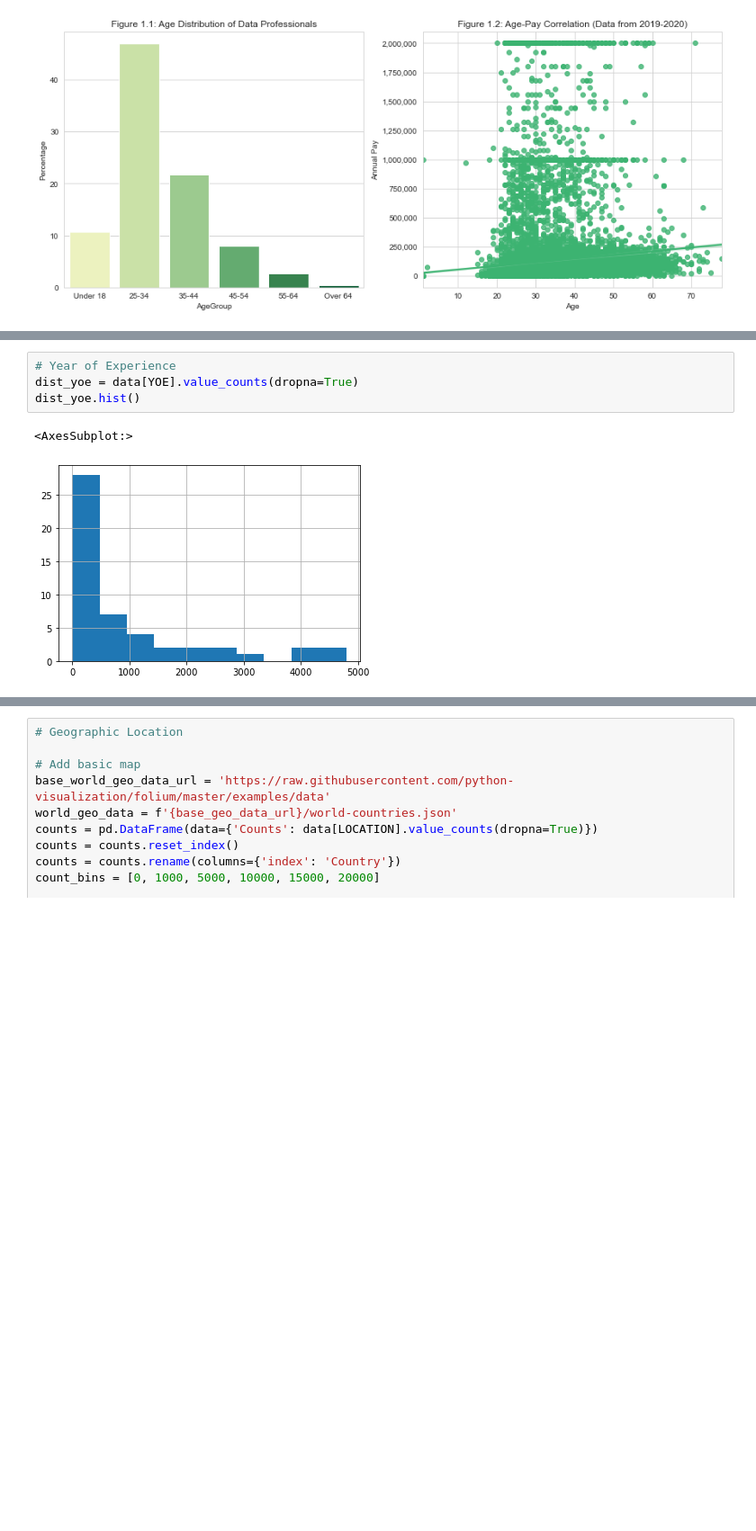
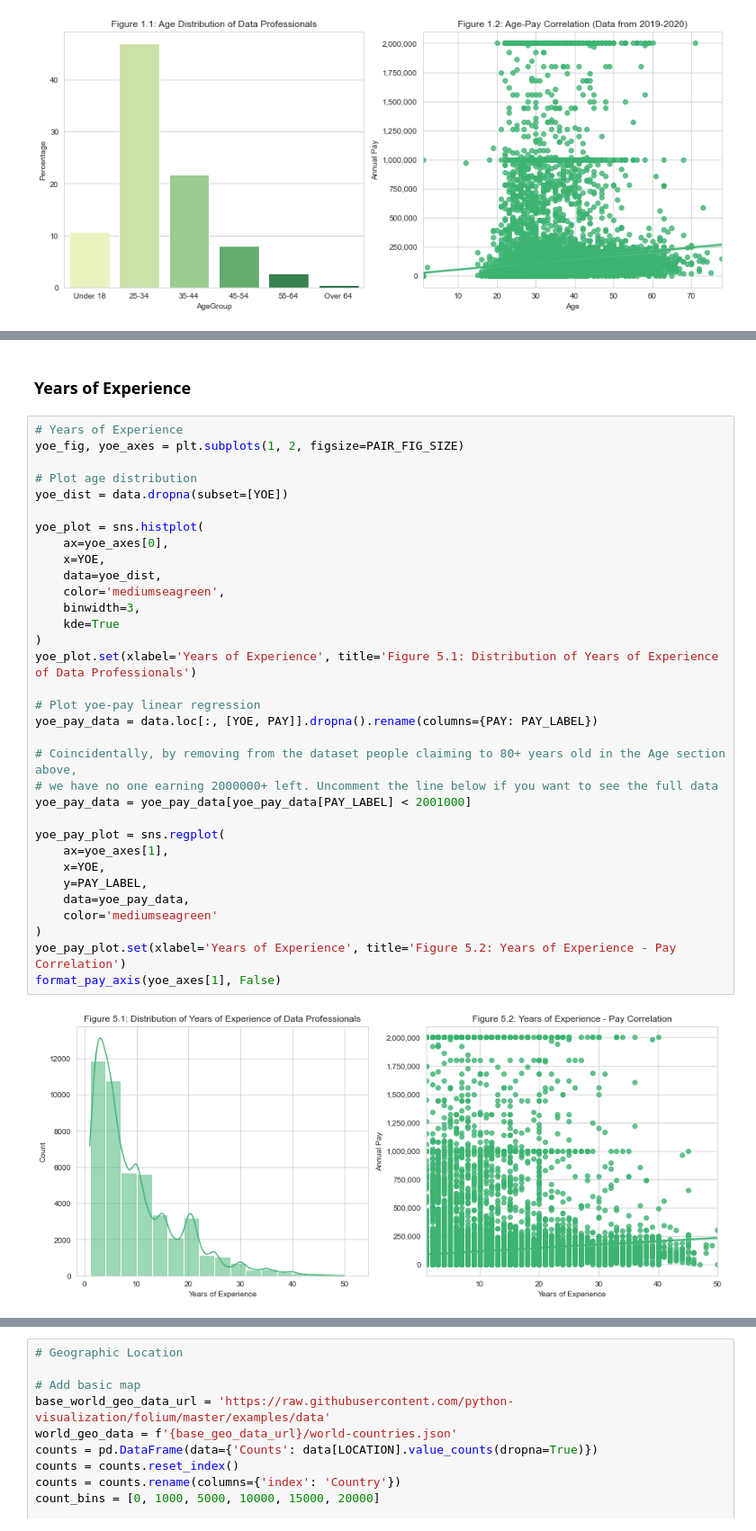
Before and after one commit to potatokim/data-science-demographics-visuals, a Jupyter notebook: main.ipynb, the cells around one changed output, grey strips where cells are left out. Shown at 90% size. Cells and saved outputs as stored; diff of their text form; blank space fills up the shorter version.

```diff
--- a/main.ipynb
+++ b/main.ipynb
@@ -460,7 +517,37 @@ dist_education.plot.barh()
+# %% [markdown]
+### Years of Experience
 # %%
-# Year of Experience
-dist_yoe = data[YOE].value_counts(dropna=True)
-dist_yoe.hist()
+# Years of Experience
+yoe_fig, yoe_axes = plt.subplots(1, 2, figsize=PAIR_FIG_SIZE)
+
+# Plot age distribution
+yoe_dist = data.dropna(subset=[YOE])
+
+yoe_plot = sns.histplot(
+    ax=yoe_axes[0],
+    x=YOE,
+    data=yoe_dist,
+    color='mediumseagreen',
+    binwidth=3,
+    kde=True
+)
+yoe_plot.set(xlabel='Years of Experience', title='Figure 5.1: Distribution of Years of Experience of Data Professionals')
+
+# Plot yoe-pay linear regression
+yoe_pay_data = data.loc[:, [YOE, PAY]].dropna().rename(columns={PAY: PAY_LABEL})
+
+# Coincidentally, by removing from the dataset people claiming to 80+ years old in the Age section above,
+# we have no one earning 2000000+ left. Uncomment the line below if you want to see the full data
+yoe_pay_data = yoe_pay_data[yoe_pay_data[PAY_LABEL] < 2001000]
+
+yoe_pay_plot = sns.regplot(
+    ax=yoe_axes[1],
+    x=YOE,
+    y=PAY_LABEL,
+    data=yoe_pay_data,
+    color='mediumseagreen'
+)
+yoe_pay_plot.set(xlabel='Years of Experience', title='Figure 5.2: Years of Experience - Pay Correlation')
+format_pay_axis(yoe_axes[1], False)
 # %% [output]
-<AxesSubplot:>
-[figure, old version]
+[figure, new version]
```
Also changed, not shown: parts of 38 cells of this notebook.
